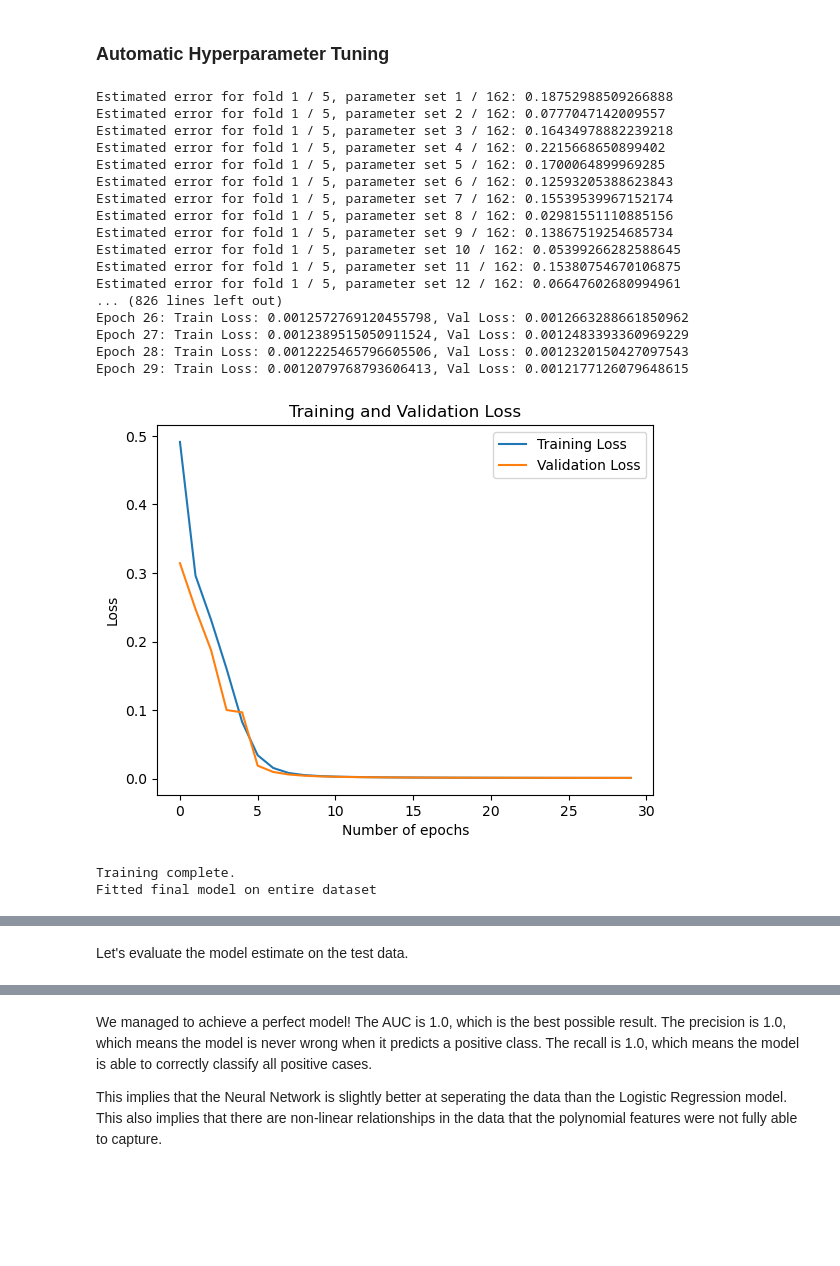
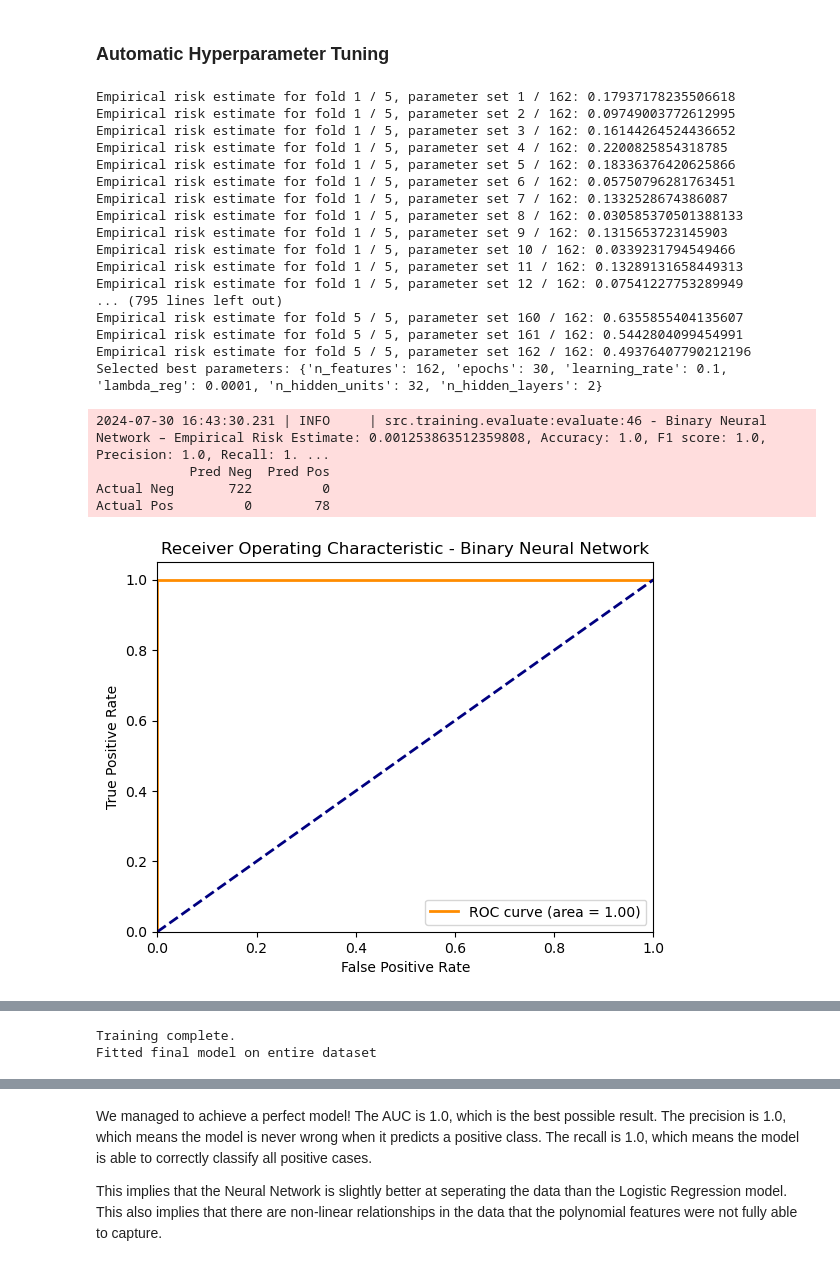
Before and after one commit to paulutsch/binary-stroke-classification, a Jupyter notebook: notebooks/main.ipynb, the cells around one changed output, grey strips where cells are left out. Drawn from its saved outputs; the diff is of its cells as text; code cells hidden in the pictures; blank space fills up the shorter version.

```diff
--- a/notebooks/main.ipynb
+++ b/notebooks/main.ipynb
@@ -295,6 +295,7 @@ Let's create new references `X_train_selected`, `X_val_selected` and `X_test_sel
 # %%
 # drop the features
 X_selected = np.delete(X_tmp, features_to_delete, axis=1)
+y_selected = y_tmp
 X_test_selected = np.delete(X_test_tmp, features_to_delete, axis=1)
 
 X_train_selected, X_val_selected, y_train_selected, y_val_selected = train_test_split(
@@ -535,7 +539,7 @@ The Neural Network that was trained with manually selected hyperparameters seems
 ### Automatic Hyperparameter Tuning
 # %%
 param_grid = {
-    "n_features": [X_train_selected.shape[1]],
+    "n_features": [X_selected.shape[1]],
     "epochs": [10, 20, 30],
     "learning_rate": [0.1, 0.01, 0.001],
     "lambda_reg": [0.01, 0.001, 0.0001],
@@ -545,31 +549,33 @@ param_grid = {
 # %%
 k = 5
 
-nn_final, nn_est, nn_params, nn_R_est = select_model(
-    X_train_selected,
-    y_train_selected,
+nn_final, nn_params, nn_R_est, nn_acc, nn_f1, nn_auc = select_model(
+    X_selected,
+    y_selected,
     BinaryNeuralNetwork,
     param_grid,
     k=k,
 )
 # %% [output]
-Estimated error for fold 1 / 5, parameter set 1 / 162: 0.18752988509266888
-Estimated error for fold 1 / 5, parameter set 2 / 162: 0.0777047142009557
-Estimated error for fold 1 / 5, parameter set 3 / 162: 0.16434978882239218
-Estimated error for fold 1 / 5, parameter set 4 / 162: 0.2215668650899402
-Estimated error for fold 1 / 5, parameter set 5 / 162: 0.1700064899969285
-Estimated error for fold 1 / 5, parameter set 6 / 162: 0.12593205388623843
-Estimated error for fold 1 / 5, parameter set 7 / 162: 0.15539539967152174
-Estimated error for fold 1 / 5, parameter set 8 / 162: 0.02981551110885156
-Estimated error for fold 1 / 5, parameter set 9 / 162: 0.13867519254685734
-Estimated error for fold 1 / 5, parameter set 10 / 162: 0.05399266282588645
-Estimated error for fold 1 / 5, parameter set 11 / 162: 0.15380754670106875
-Estimated error for fold 1 / 5, parameter set 12 / 162: 0.06647602680994961
-... (826 lines left out)
-Epoch 26: Train Loss: 0.0012572769120455798, Val Loss: 0.0012663288661850962
-Epoch 27: Train Loss: 0.0012389515050911524, Val Loss: 0.0012483393360969229
-Epoch 28: Train Loss: 0.0012225465796605506, Val Loss: 0.0012320150427097543
-Epoch 29: Train Loss: 0.0012079768793606413, Val Loss: 0.0012177126079648615
+Empirical risk estimate for fold 1 / 5, parameter set 1 / 162: 0.17937178235506618
+Empirical risk estimate for fold 1 / 5, parameter set 2 / 162: 0.09749003772612995
+Empirical risk estimate for fold 1 / 5, parameter set 3 / 162: 0.16144264524436652
+Empirical risk estimate for fold 1 / 5, parameter set 4 / 162: 0.2200825854318785
+Empirical risk estimate for fold 1 / 5, parameter set 5 / 162: 0.18336376420625866
+Empirical risk estimate for fold 1 / 5, parameter set 6 / 162: 0.05750796281763451
+Empirical risk estimate for fold 1 / 5, parameter set 7 / 162: 0.1332528674386087
+Empirical risk estimate for fold 1 / 5, parameter set 8 / 162: 0.030585370501388133
+Empirical risk estimate for fold 1 / 5, parameter set 9 / 162: 0.1315653723145903
+Empirical risk estimate for fold 1 / 5, parameter set 10 / 162: 0.0339231794549466
+Empirical risk estimate for fold 1 / 5, parameter set 11 / 162: 0.13289131658449313
+Empirical risk estimate for fold 1 / 5, parameter set 12 / 162: 0.07541227753289949
+... (795 lines left out)
+Empirical risk estimate for fold 5 / 5, parameter set 160 / 162: 0.6355855404135607
+Empirical risk estimate for fold 5 / 5, parameter set 161 / 162: 0.5442804099454991
+Empirical risk estimate for fold 5 / 5, parameter set 162 / 162: 0.49376407790212196
+Selected best parameters: {'n_features': 162, 'epochs': 30, 'learning_rate': 0.1, 'lambda_reg': 0.0001, 'n_hidden_units': 32, 'n_hidden_layers': 2}
+2024-07-30 16:43:30.231 | INFO     | src.training.evaluate:evaluate:46 - Binary Neural Network – Empirical Risk Estimate: 0.001253863512359808, Accuracy: 1.0, F1 score: 1.0, Precision: 1.0, Recall: 1. ...
+            Pred Neg  Pred Pos
+Actual Neg       722         0
+Actual Pos         0        78
-[figure, old version]
+[figure, new version]
-Training complete.
-Fitted final model on entire dataset
@@ -576,2 +600,2 @@ Fitted final model on entire dataset
+Training complete.
+Fitted final model on entire dataset
-# %% [markdown]
-Let's evaluate the model estimate on the test data.
```
Also changed, not shown: parts of 10 cells of this notebook, 5 other files.
